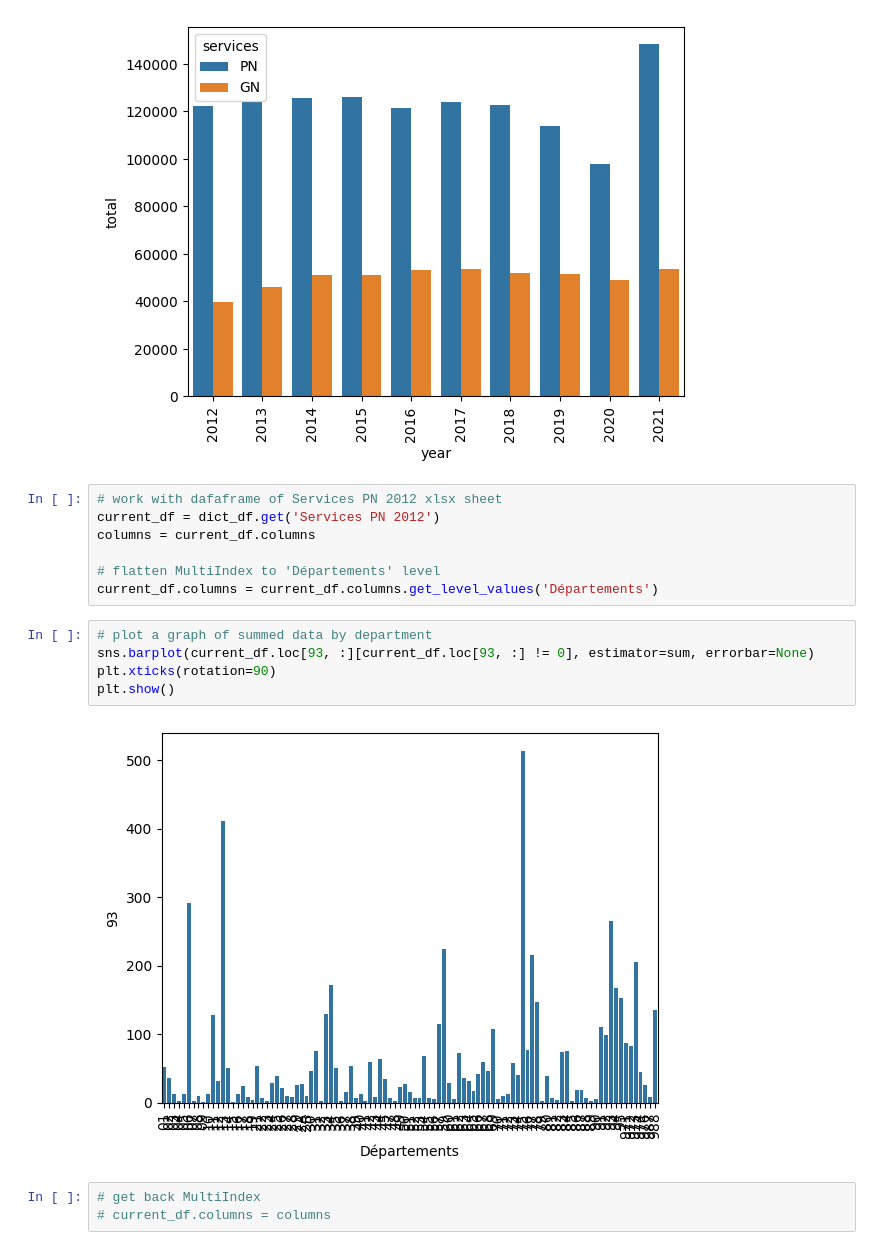
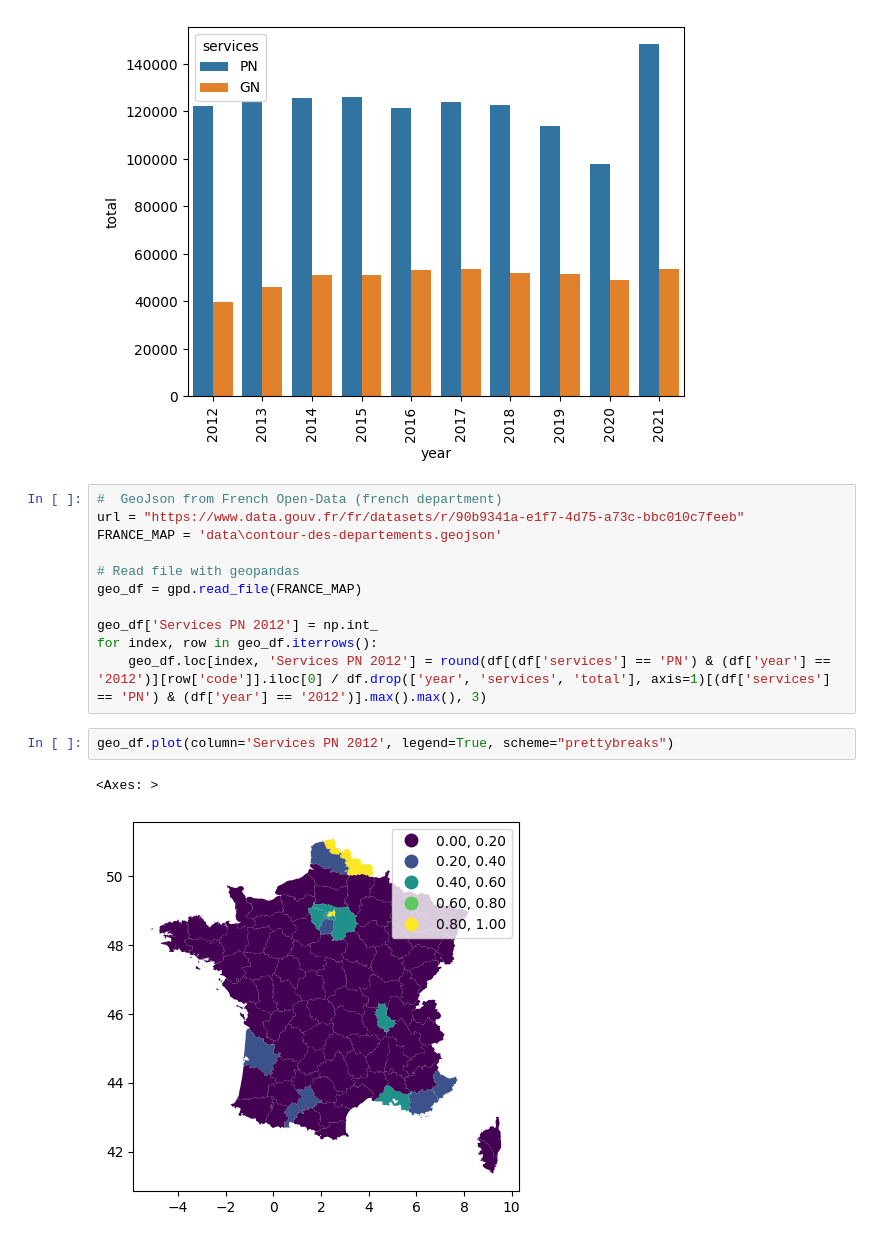
Before and after one commit to LoicLeguille/crimes-delits, a Jupyter notebook: main.ipynb, the cells around one changed output. Drawn from its saved outputs; the diff is of its cells as text.

```diff
--- a/main.ipynb
+++ b/main.ipynb
@@ -97,20 +140,19 @@ plt.xticks(rotation=90)
 plt.show()
 # %% [output]
 [figure]
-# %%
-# work with dafaframe of Services PN 2012 xlsx sheet
-current_df = dict_df.get('Services PN 2012')
-columns = current_df.columns
-
-# flatten MultiIndex to 'Départements' level
-current_df.columns = current_df.columns.get_level_values('Départements')
-# %%
-# plot a graph of summed data by department
-sns.barplot(current_df.loc[93, :][current_df.loc[93, :] != 0], estimator=sum, errorbar=None)
-plt.xticks(rotation=90)
-plt.show()
-# %% [output]
-[figure, removed]
-# %%
-# get back MultiIndex
-# current_df.columns = columns
+# %%
+#  GeoJson from French Open-Data (french department)
+url = "https://www.data.gouv.fr/fr/datasets/r/90b9341a-e1f7-4d75-a73c-bbc010c7feeb"
+FRANCE_MAP = 'data\contour-des-departements.geojson'
+
+# Read file with geopandas
+geo_df = gpd.read_file(FRANCE_MAP)
+
+geo_df['Services PN 2012'] = np.int_
+for index, row in geo_df.iterrows():
+    geo_df.loc[index, 'Services PN 2012'] = round(df[(df['services'] == 'PN') & (df['year'] == '2012')][row['code']].iloc[0] / df.drop(['year', 'services', 'total'], axis=1)[(df['services'] == 'PN') & (df['year'] == '2012')].max().max(), 3)
+# %%
+geo_df.plot(column='Services PN 2012', legend=True, scheme="prettybreaks")
+# %% [output]
+<Axes: >
+[figure, added]
```
Also changed, not shown: parts of 22 cells of this notebook, 1 other file.
